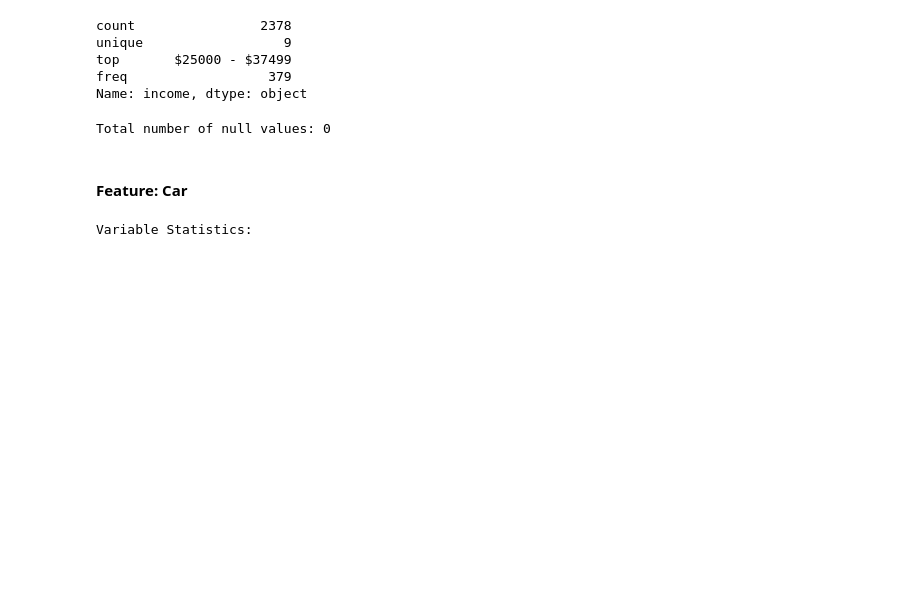
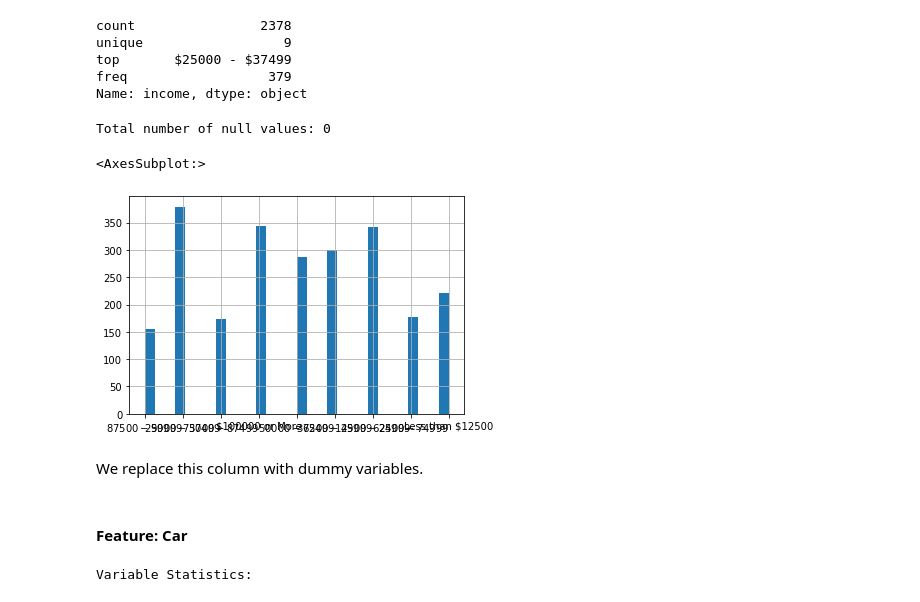
Before and after one commit to ddahiya16/Machine-Learning, a Jupyter notebook: Exam - Summer 2021.ipynb, the cells around one changed output. Saved outputs shown, nothing was run; the diff lists cells and outputs as text; code cells hidden in the pictures; blank space fills up the shorter version.

```diff
--- a/Exam - Summer 2021.ipynb
+++ b/Exam - Summer 2021.ipynb
@@ -545,3 +618,10 @@ Name: income, dtype: object
 print("Total number of null values:", df_train['income'].isnull().sum())
 # %% [output]
 Total number of null values: 0
+# %%
+df_train['income'].hist(bins = 30)
+# %% [output]
+<AxesSubplot:>
+[figure, added]
+# %% [markdown]
+We replace this column with dummy variables.
```
Also changed, not shown: parts of 172 cells of this notebook.
